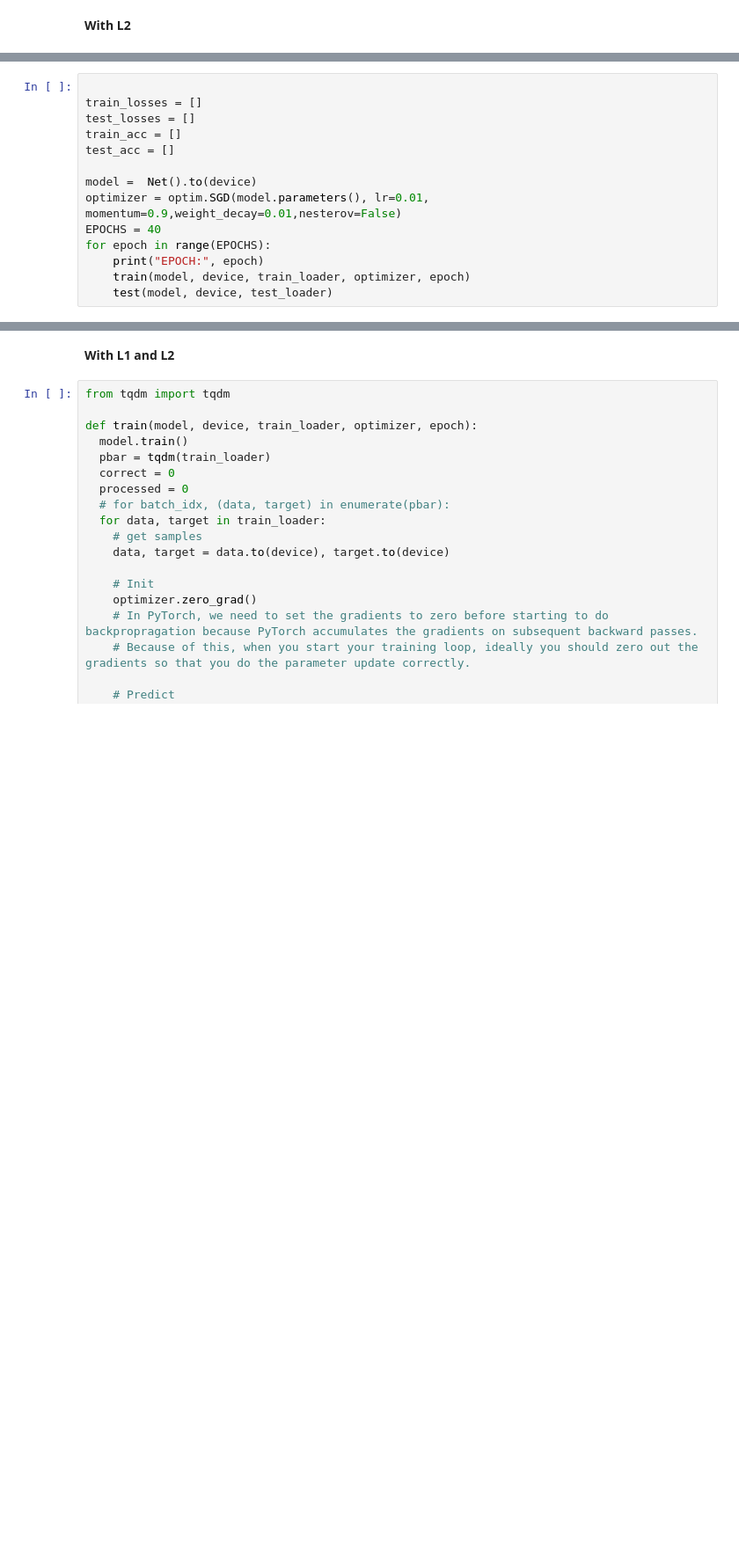
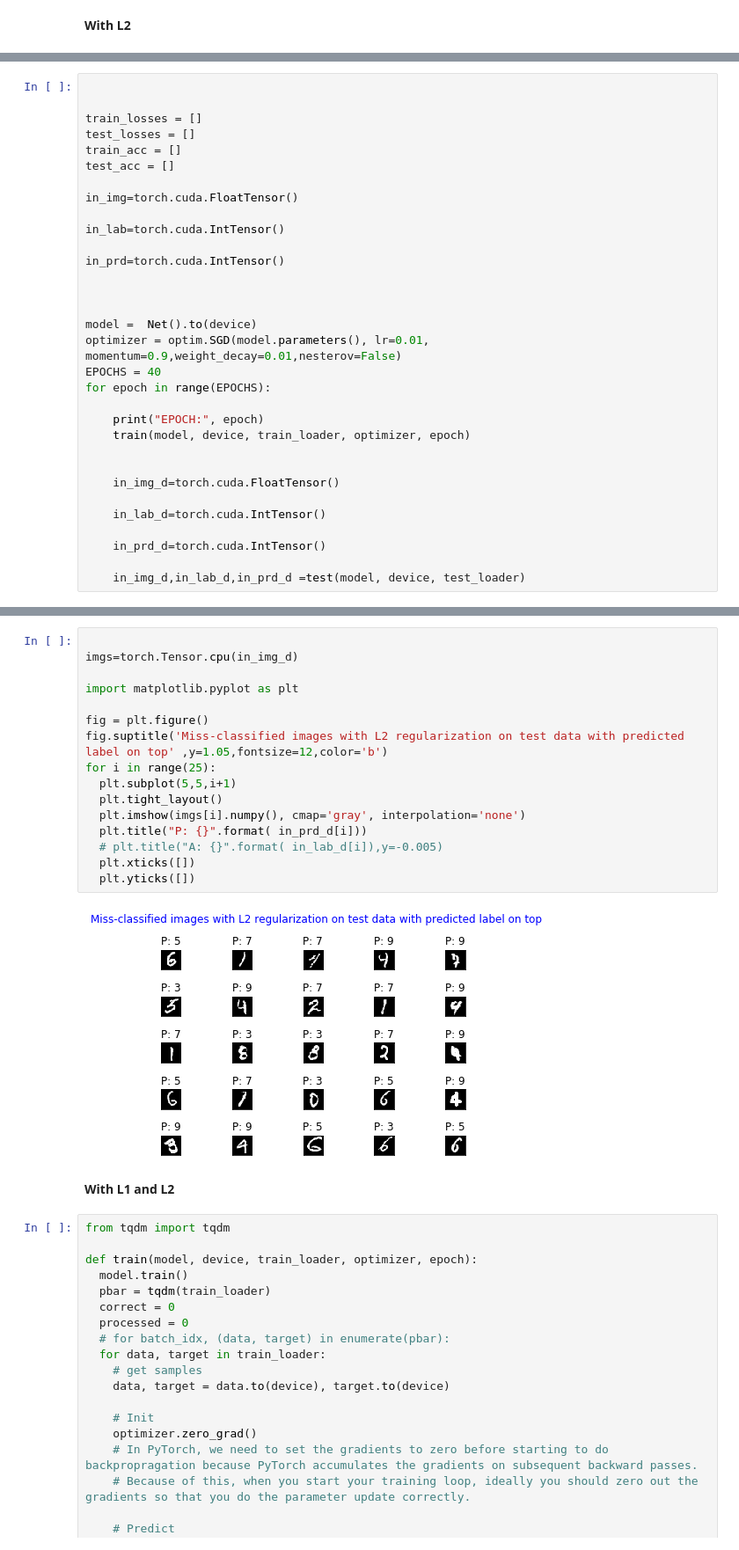
Before and after one commit to Madhusudhanbandi/S6, a Jupyter notebook: EVA4_S6_ASS.ipynb, the cells around one changed output, grey strips where cells are left out. Shown: that part at 88% size. Saved outputs shown, nothing was run; the diff lists cells and outputs as text; blank space fills up the shorter version.

```diff
--- a/EVA4_S6_ASS.ipynb
+++ b/EVA4_S6_ASS.ipynb
@@ -512,16 +604,34 @@ def test(model, device, test_loader):
 # %%
+
 
 train_losses = []
 test_losses = []
 train_acc = []
 test_acc = []
 
+in_img=torch.cuda.FloatTensor()
+
+in_lab=torch.cuda.IntTensor()
+
+in_prd=torch.cuda.IntTensor()
+
+
+
 model =  Net().to(device)
 optimizer = optim.SGD(model.parameters(), lr=0.01, momentum=0.9,weight_decay=0.01,nesterov=False)
 EPOCHS = 40
 for epoch in range(EPOCHS):
+
     print("EPOCH:", epoch)
     train(model, device, train_loader, optimizer, epoch)
-    test(model, device, test_loader)
+
+
+    in_img_d=torch.cuda.FloatTensor()
+
+    in_lab_d=torch.cuda.IntTensor()
+
+    in_prd_d=torch.cuda.IntTensor()
+
+    in_img_d,in_lab_d,in_prd_d =test(model, device, test_loader)
 # %% [output]
 EPOCH: 0
@@ -563,6 +674,24 @@ EPOCH: 11
 df_tsl2=train_losses
 
 df_ts_a_l2=pd.DataFrame(test_acc,columns=['acc'])
+# %%
+
+imgs=torch.Tensor.cpu(in_img_d)
+
+import matplotlib.pyplot as plt
+
+fig = plt.figure()
+fig.suptitle('Miss-classified images with L2 regularization on test data with predicted label on top' ,y=1.05,fontsize=12,color='b')
+for i in range(25):
+  plt.subplot(5,5,i+1)
+  plt.tight_layout()
+  plt.imshow(imgs[i].numpy(), cmap='gray', interpolation='none')
+  plt.title("P: {}".format( in_prd_d[i]))
+  # plt.title("A: {}".format( in_lab_d[i]),y=-0.005)
+  plt.xticks([])
+  plt.yticks([])
+# %% [output]
+[figure, added]
 # %% [markdown]
 **With L1 and L2**
 # %%
```
Also changed, not shown: parts of 11 cells of this notebook.
